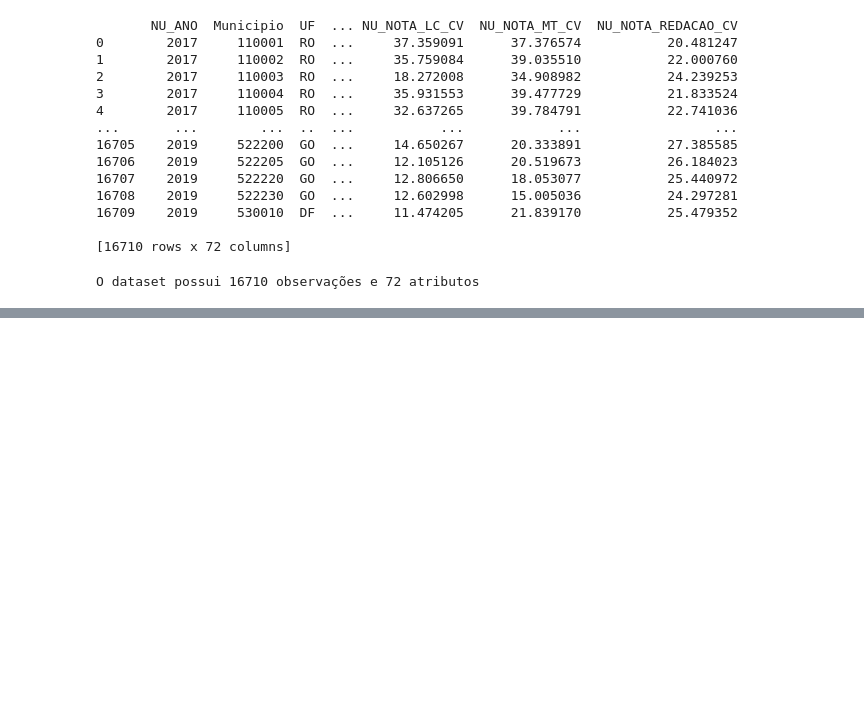
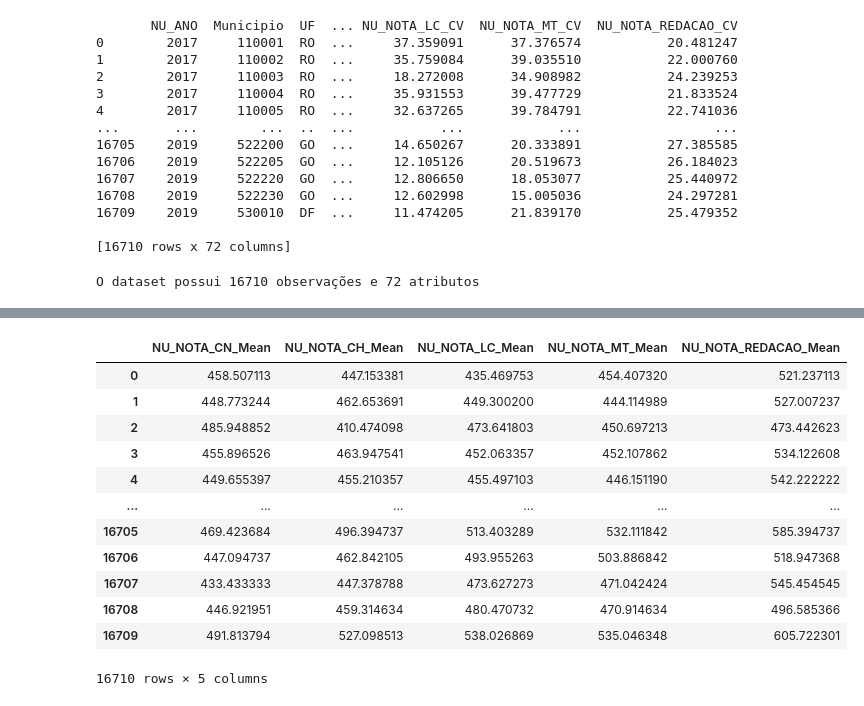
Before and after one commit to leandrorodor/PGR-IESB-P9039-CDNA-20203, a Jupyter notebook: lab05.ipynb, the cells around one changed output, grey strips where cells are left out. Saved outputs shown, nothing was run; the diff lists cells and outputs as text; code cells hidden in the pictures; blank space fills up the shorter version.

```diff
--- a/lab05.ipynb
+++ b/lab05.ipynb
@@ -47,0 +123,16 @@ enem.head()
+# %%
+enem_alt_02[['NU_NOTA_CN_Mean', 'NU_NOTA_CH_Mean', 'NU_NOTA_LC_Mean','NU_NOTA_MT_Mean', 'NU_NOTA_REDACAO_Mean']]
+# %% [output]
+|  | NU_NOTA_CN_Mean | NU_NOTA_CH_Mean | NU_NOTA_LC_Mean | NU_NOTA_MT_Mean | NU_NOTA_REDACAO_Mean |
+| 0 | 458.507113 | 447.153381 | 435.469753 | 454.407320 | 521.237113 |
+| 1 | 448.773244 | 462.653691 | 449.300200 | 444.114989 | 527.007237 |
+| 2 | 485.948852 | 410.474098 | 473.641803 | 450.697213 | 473.442623 |
+| 3 | 455.896526 | 463.947541 | 452.063357 | 452.107862 | 534.122608 |
+| 4 | 449.655397 | 455.210357 | 455.497103 | 446.151190 | 542.222222 |
+| ... | ... | ... | ... | ... | ... |
+| 16705 | 469.423684 | 496.394737 | 513.403289 | 532.111842 | 585.394737 |
+| 16706 | 447.094737 | 462.842105 | 493.955263 | 503.886842 | 518.947368 |
+| 16707 | 433.433333 | 447.378788 | 473.627273 | 471.042424 | 545.454545 |
+| 16708 | 446.921951 | 459.314634 | 480.470732 | 470.914634 | 496.585366 |
+| 16709 | 491.813794 | 527.098513 | 538.026869 | 535.046348 | 605.722301 |
+16710 rows × 5 columns
```
Also changed, not shown: parts of 15 cells of this notebook.
